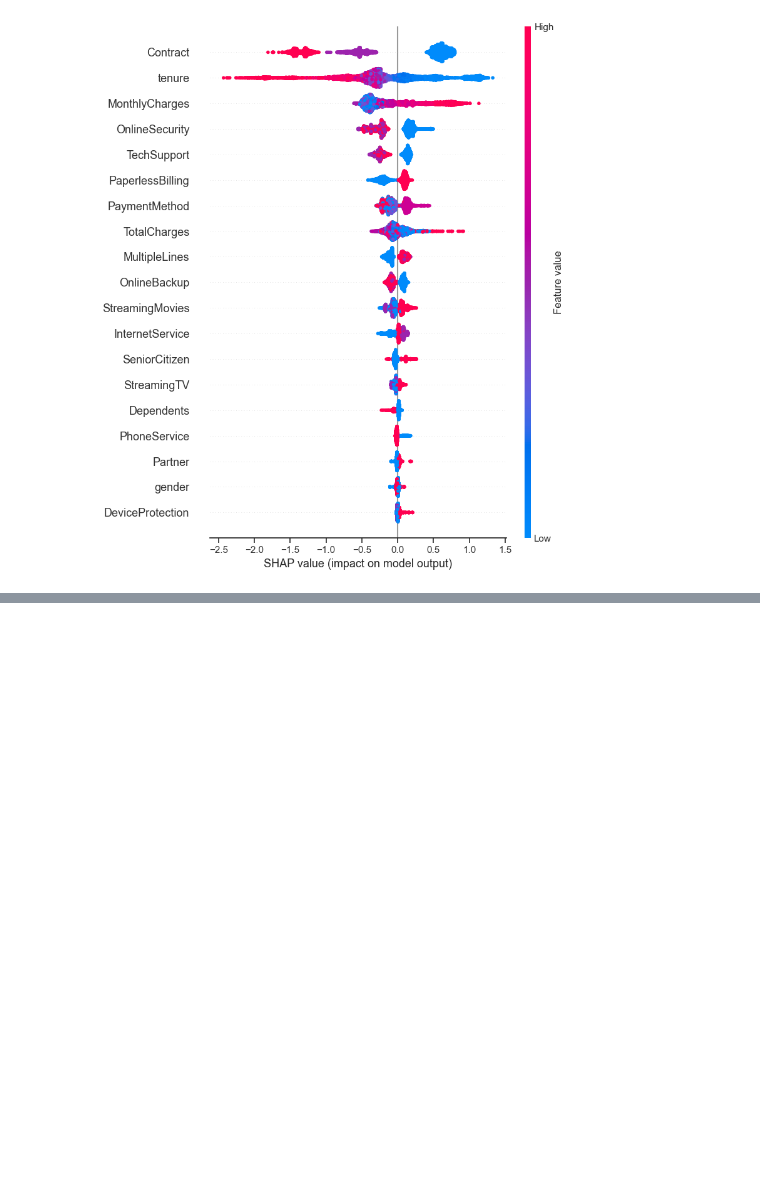
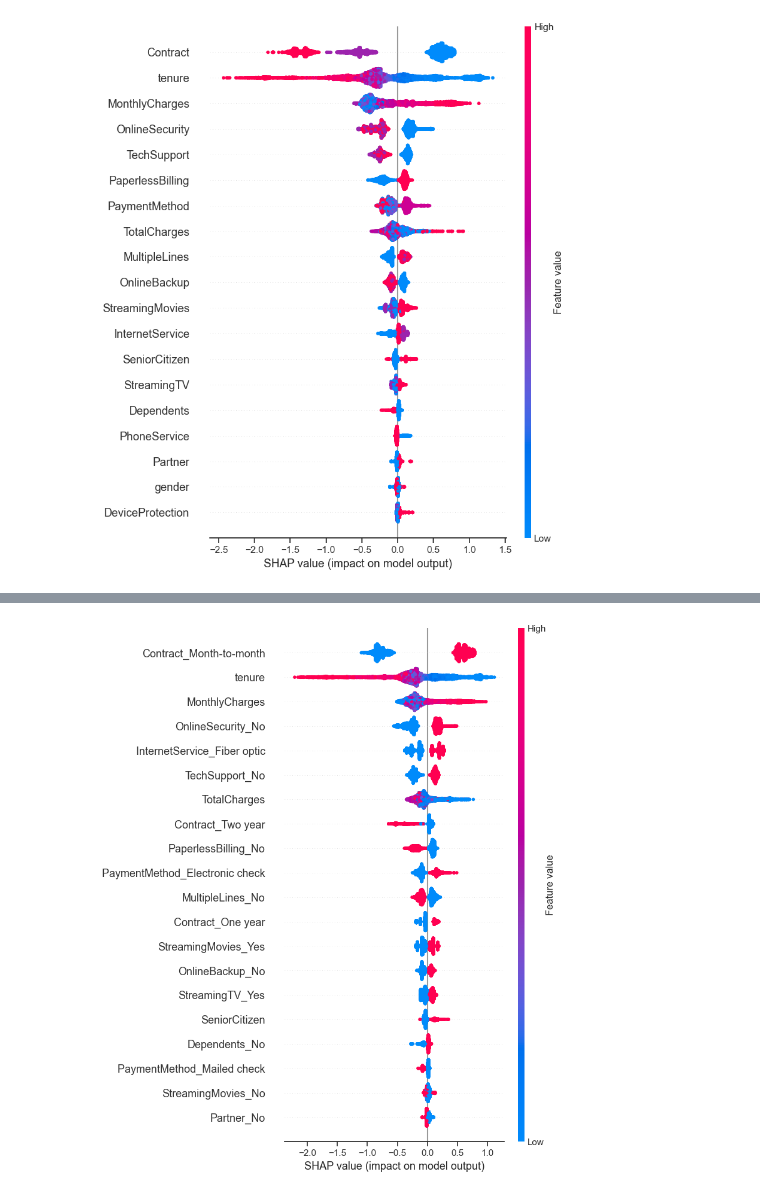
Before and after one commit to BBamkorphai/Telco-Churn-Prediction-Model-Intro-to-ML-and-DL-Project-, a Jupyter notebook: 02_Feature_Analysis.ipynb, the cells around one changed output, grey strips where cells are left out. Cells and saved outputs as stored; diff of their text form; code cells hidden in the pictures; blank space fills up the shorter version.

```diff
--- a/02_Feature_Analysis.ipynb
+++ b/02_Feature_Analysis.ipynb
@@ -153,0 +348,8 @@ shap.summary_plot(shap_values, X_train)
+# %%
+explainer = shap.TreeExplainer(model)
+
+shap_values = explainer.shap_values(X_train)
+
+shap.summary_plot(shap_values, X_train)
+# %% [output]
+[figure, added]
```
Also changed, not shown: parts of 26 cells of this notebook, 4 other files.
